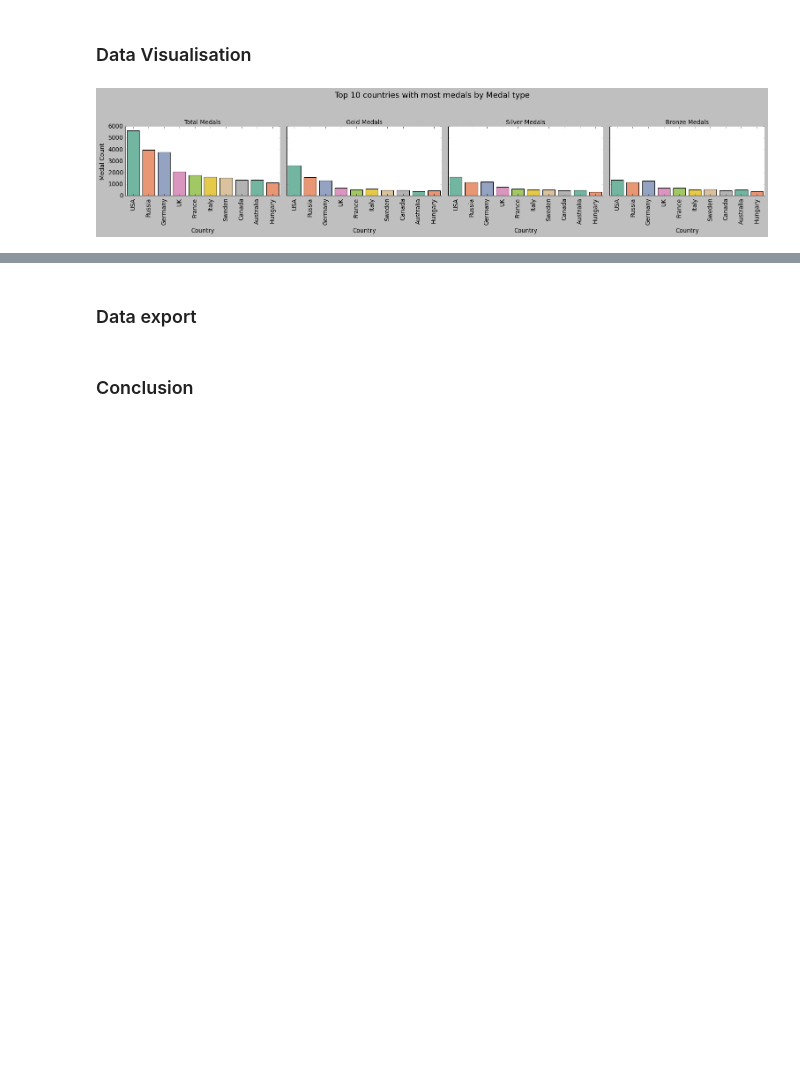
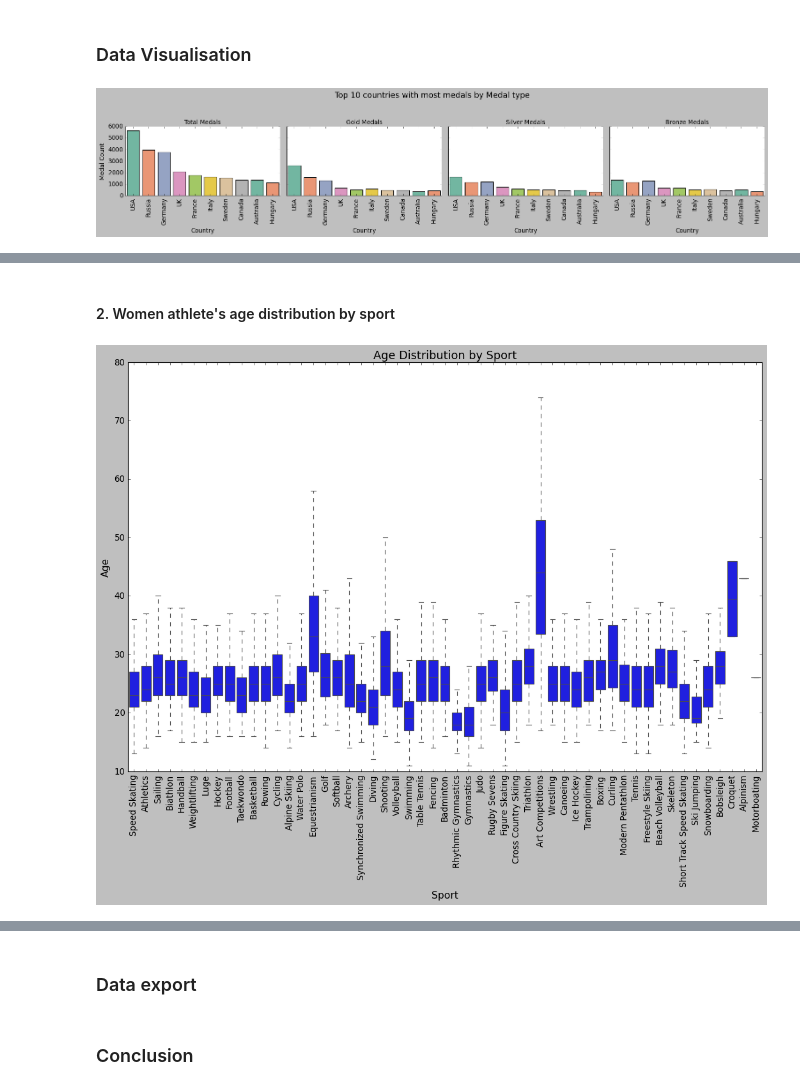
Before and after one commit to chaule146/Group-assessment, a Jupyter notebook: Python Group.ipynb, the cells around one changed output, grey strips where cells are left out. Saved outputs shown, nothing was run; the diff lists cells and outputs as text; code cells hidden in the pictures; blank space fills up the shorter version.

```diff
--- a/Python Group.ipynb
+++ b/Python Group.ipynb
@@ -355,0 +438,23 @@ plt.show()
+# %% [markdown]
+#### 2. Women athlete's age distribution by sport
+# %%
+import matplotlib.pyplot as plt
+import seaborn as sns
+
+# Create a boxplot to show distribution of Age by Sport
+plt.figure(figsize=(16, 10))  # Set figure size
+sns.boxplot(data=women_only_df, x='Sport', y='Age', showfliers=False)  # Boxplot without outliers
+
+# Title and axis labels
+plt.title('Age Distribution by Sport', fontsize=16)
+plt.xlabel('Sport', fontsize=14)
+plt.ylabel('Age', fontsize=14)
+
+# Rotate x-axis labels to prevent overlap if needed
+plt.xticks(rotation=90, fontsize=12)
+plt.yticks(fontsize=12)
+
+# Display the plot
+plt.show()
+# %% [output]
+[figure, added]
```
Also changed, not shown: parts of 15 cells of this notebook.
